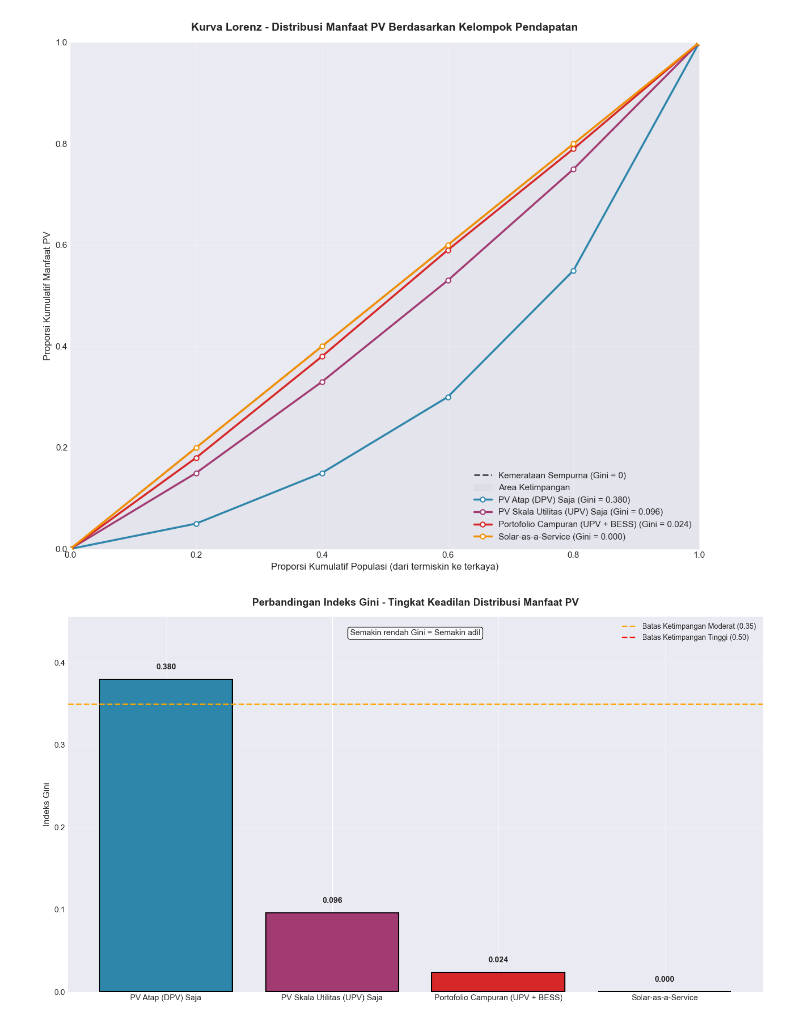
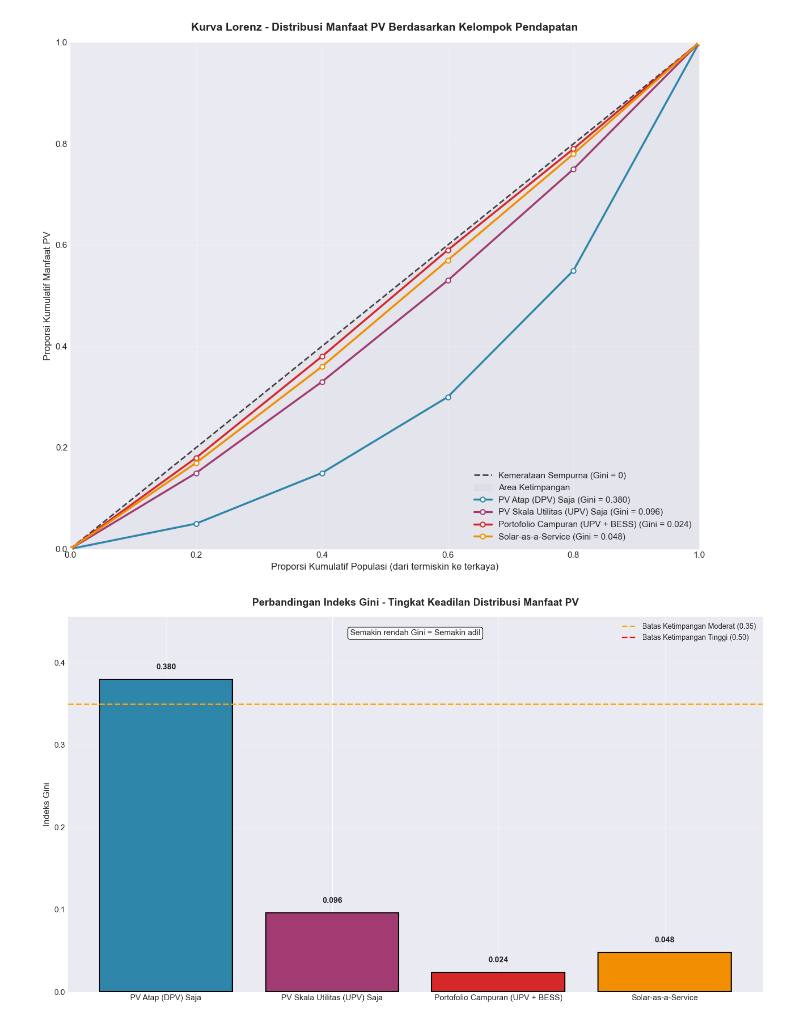
Before and after one commit to StyNW7/MMC-ITB-2026, a Jupyter notebook: simulation/07-keadilan-energi/code.ipynb, the cells around one changed output. Saved outputs shown, nothing was run; the diff lists cells and outputs as text; code cells hidden in the pictures.

```diff
--- a/simulation/07-keadilan-energi/code.ipynb
+++ b/simulation/07-keadilan-energi/code.ipynb
@@ -61,16 +61,16 @@ PARAMS_KEADILAN = {
             'benefit_distribution': [0.18, 0.20, 0.21, 0.20, 0.21],  # Manfaat paling merata
             'description': 'UPV + BESS + skema inklusif - paling adil'
         },
-#         'Solar_as_Service': {
+            'Solar_as_Service': {
+            'name': 'Solar-as-a-Service',
+            'benefit_distribution': [0.17, 0.19, 0.21, 0.21, 0.22],  # Manfaat Adil
+            'description': 'Skema sewa/sewa-beli - akses untuk MBR'
+        },
+# 'Solar_as_Service': {
 #     'name': 'Solar-as-a-Service',
-#     'benefit_distribution': [0.17, 0.19, 0.21, 0.21, 0.22],  # Menghasilkan Gini ≈ 0.048
-#     'description': 'Skema sewa/sewa-beli - akses untuk MBR'
+#     'benefit_distribution': [0.20, 0.20, 0.20, 0.20, 0.20],  # Gini = 0.0000
+#     'description': 'Skema sewa/sewa-beli - akses untuk MBR (distribusi merata sempurna)'
 # },
-'Solar_as_Service': {
-    'name': 'Solar-as-a-Service',
-    'benefit_distribution': [0.20, 0.20, 0.20, 0.20, 0.20],  # Gini = 0.0000
-    'description': 'Skema sewa/sewa-beli - akses untuk MBR (distribusi merata sempurna)'
-},
     },
 
     # Biaya investasi PV atap (juta Rupiah) - untuk analisis akses
@@ -560,32 +560,32 @@ print("""
 """)
 
 print("\n" + "="*80)
 print("SIMULASI BAGIAN 7 SELESAI")
 print("File grafik telah disimpan sebagai:")
 print("  • Grafik_7_Kurva_Lorenz.png")
 print("  • Grafik_7_Perbandingan_Gini.png")
 print("  • Grafik_7_Distribusi_Manfaat.png")
 print("  • Grafik_7_Affordability.png")
 print("  • Grafik_7_Radar_Keadilan.png")
 print("  • Grafik_7_Urutan_Gini.png")
 print("="*80)
 # %% [output]
 ================================================================================
 BAGIAN 7: KEADILAN DAN AKSES ENERGI (ENERGY JUSTICE)
 Berdasarkan Bab III.3.6 - Keadilan dan Akses Energi
 Referensi: Indeks Gini, Kurva Lorenz, Distribusi Manfaat PV
 ================================================================================
 
 ================================================================================
 1.1. ASUMSI YANG DIGUNAKAN
 ================================================================================
 
 ┌─────────────────────────────────────────────────────────────────────────────┐
 │ No │ Asumsi                              │ Nilai        │ Sumber              │
 ... (55 lines left out)
 
 ================================================================================
 1.4. VISUALISASI GRAFIK
 ================================================================================
-[figure, old version]
+[figure, new version]
-[figure, old version]
+[figure, new version]
```
Also changed, not shown: parts of 1 cell of this notebook, 4 other files.
